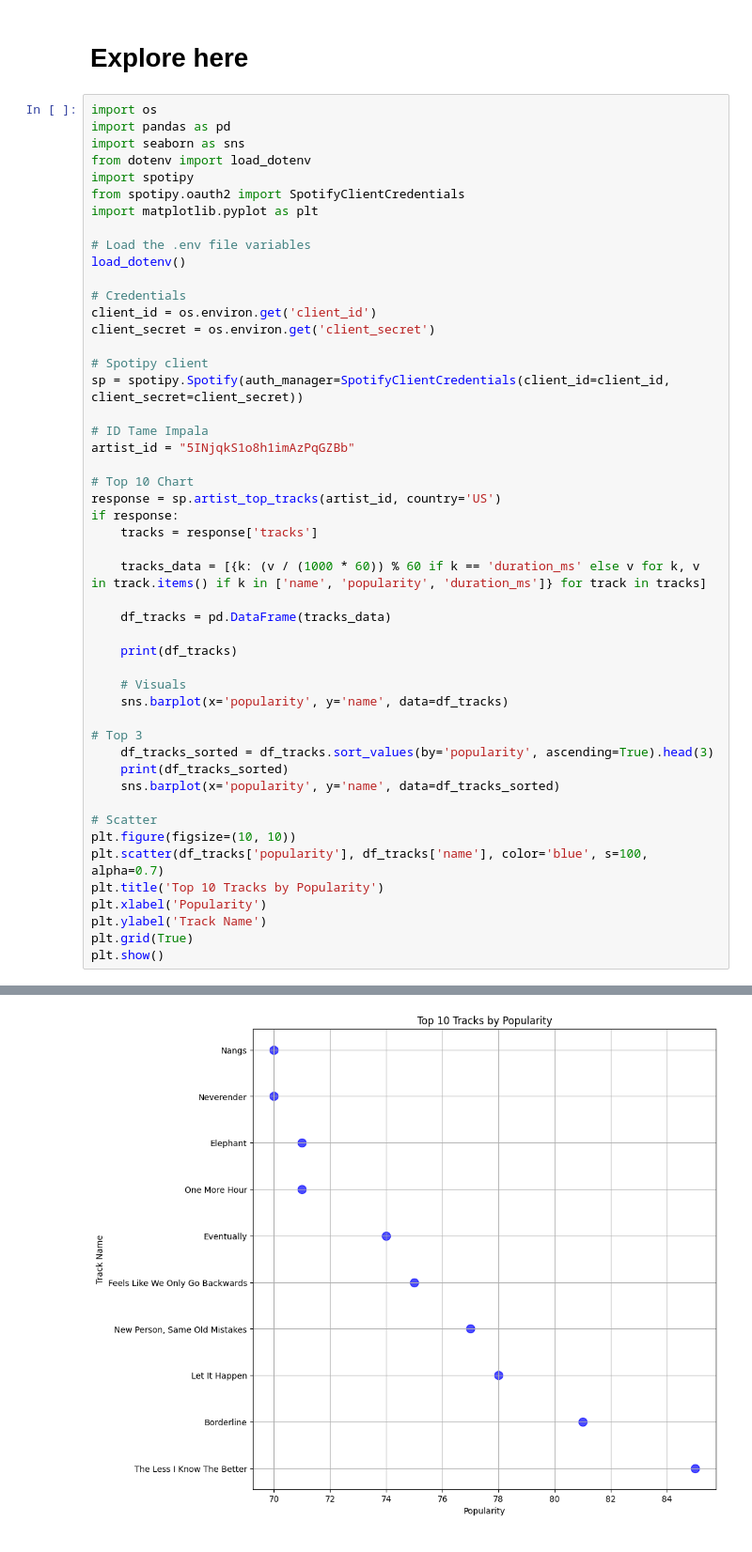
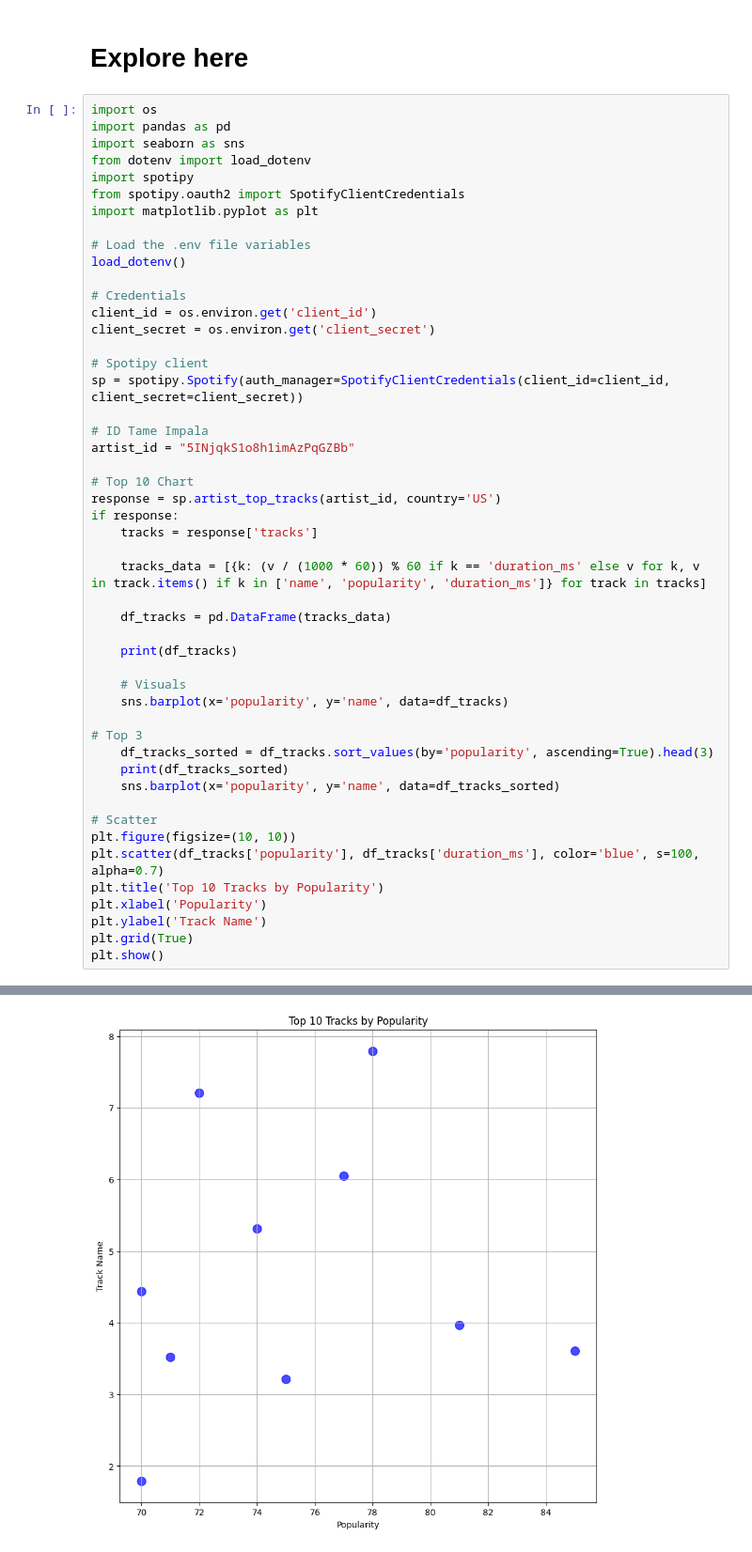
Before and after one commit to julfom/interacting-with-api-python-project-tutorial_if, a Jupyter notebook: src/explore.ipynb, the cells around one changed output, grey strips where cells are left out. Shown: that part at 94% size. Cells and saved outputs as stored; diff of their text form.

```diff
--- a/src/explore.ipynb
+++ b/src/explore.ipynb
@@ -43,7 +43,7 @@ if response:
 
 # Scatter
 plt.figure(figsize=(10, 10))
-plt.scatter(df_tracks['popularity'], df_tracks['name'], color='blue', s=100, alpha=0.7)
+plt.scatter(df_tracks['popularity'], df_tracks['duration_ms'], color='blue', s=100, alpha=0.7)
 plt.title('Top 10 Tracks by Popularity')
 plt.xlabel('Popularity')
 plt.ylabel('Track Name')
@@ -69 +69 @@ plt.show()
-[figure, old version]
+[figure, new version]
```
Also changed, not shown: parts of 1 cell of this notebook, 1 other file.
